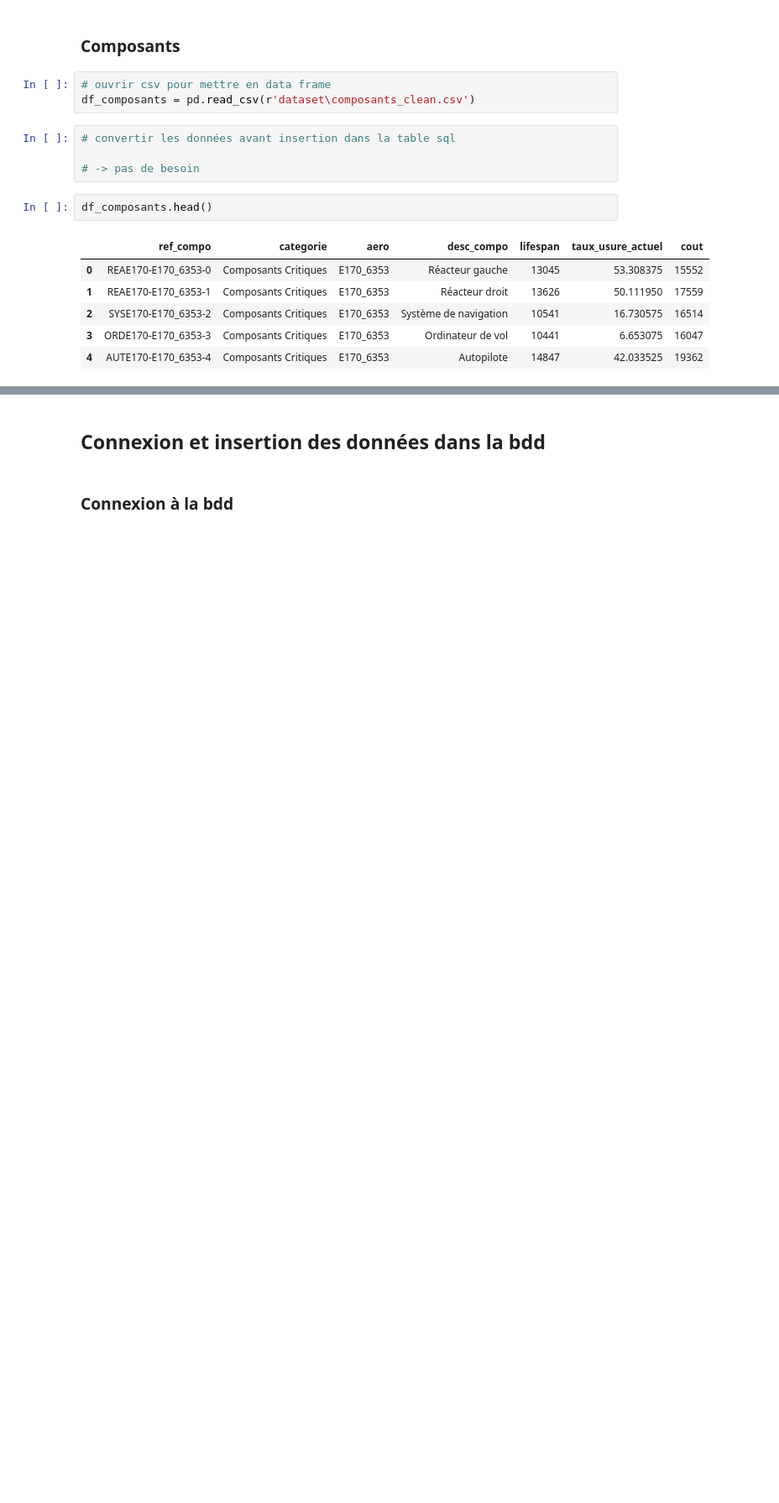
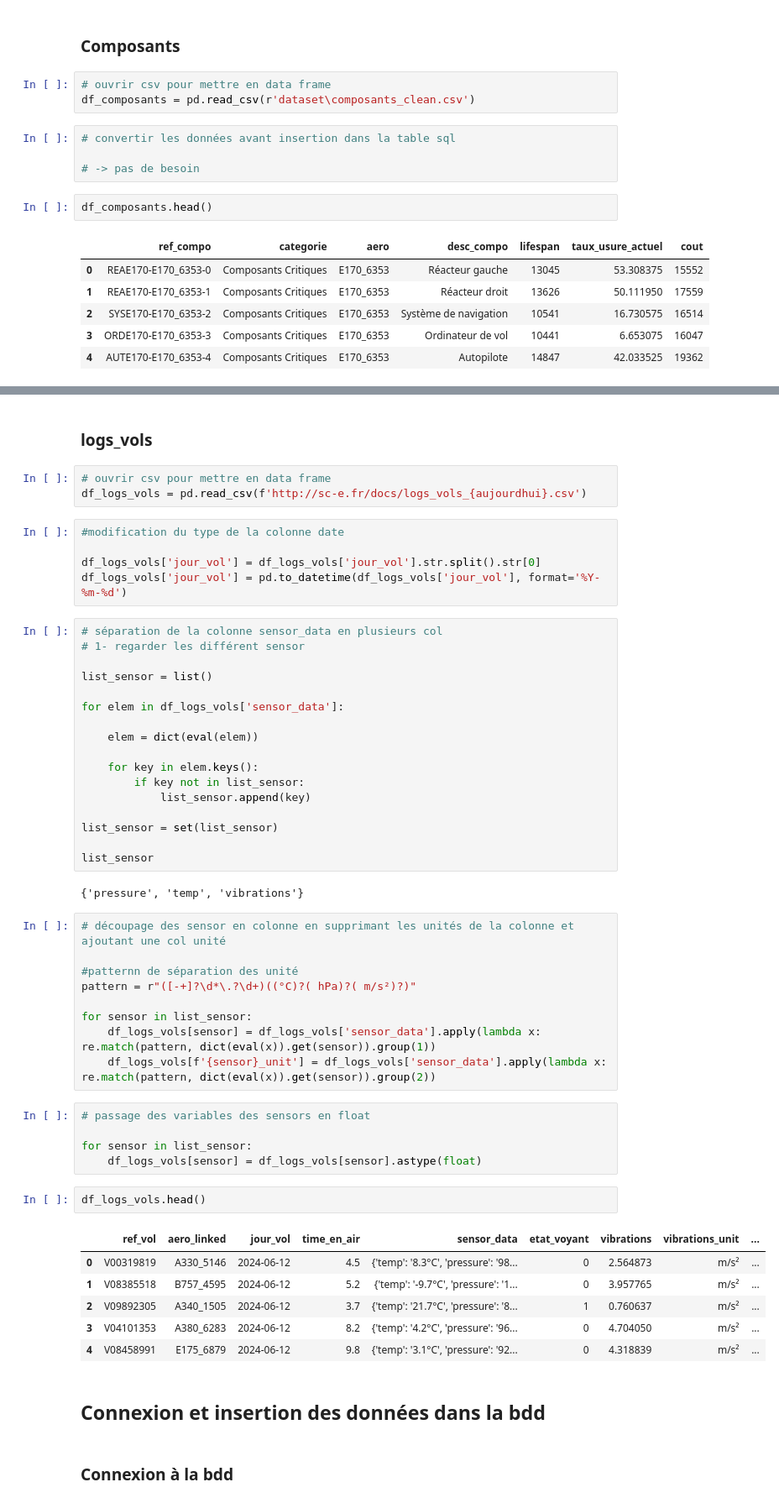
Before and after one commit to Dim2960/preventive_maintenance, a Jupyter notebook: save_db_to_sql.ipynb, the cells around one changed output, grey strips where cells are left out. Shown at 84% size. Saved outputs shown, nothing was run; the diff lists cells and outputs as text; blank space fills up the shorter version.

```diff
--- a/save_db_to_sql.ipynb
+++ b/save_db_to_sql.ipynb
@@ -54,3 +103,55 @@ df_composants.head()
+# %% [markdown]
+### logs_vols
+# %%
+# ouvrir csv pour mettre en data frame
+df_logs_vols = pd.read_csv(f'http://sc-e.fr/docs/logs_vols_{aujourdhui}.csv')
+# %%
+#modification du type de la colonne date
+
+df_logs_vols['jour_vol'] = df_logs_vols['jour_vol'].str.split().str[0]
+df_logs_vols['jour_vol'] = pd.to_datetime(df_logs_vols['jour_vol'], format='%Y-%m-%d')
+# %%
+# séparation de la colonne sensor_data en plusieurs col
+# 1- regarder les différent sensor
+
+list_sensor = list()
+
+for elem in df_logs_vols['sensor_data']:
+
+    elem = dict(eval(elem))
+
+    for key in elem.keys():
+        if key not in list_sensor:
+            list_sensor.append(key)
+
+list_sensor = set(list_sensor)
+
+list_sensor
+# %% [output]
+{'pressure', 'temp', 'vibrations'}
+# %%
+# découpage des sensor en colonne en supprimant les unités de la colonne et ajoutant une col unité
+
+#patternn de séparation des unité
+pattern = r"([-+]?\d*\.?\d+)((°C)?( hPa)?( m/s²)?)"
+
+for sensor in list_sensor:
+    df_logs_vols[sensor] = df_logs_vols['sensor_data'].apply(lambda x: re.match(pattern, dict(eval(x)).get(sensor)).group(1))
+    df_logs_vols[f'{sensor}_unit'] = df_logs_vols['sensor_data'].apply(lambda x: re.match(pattern, dict(eval(x)).get(sensor)).group(2))
+# %%
+# passage des variables des sensors en float
+
+for sensor in list_sensor:
+    df_logs_vols[sensor] = df_logs_vols[sensor].astype(float)
+# %%
+df_logs_vols.head()
+# %% [output]
+|  | ref_vol | aero_linked | jour_vol | time_en_air | sensor_data | etat_voyant | vibrations | vibrations_unit | ... |
+| 0 | V00319819 | A330_5146 | 2024-06-12 | 4.5 | {'temp': '8.3°C', 'pressure': '98... | 0 | 2.564873 | m/s² | ... |
+| 1 | V08385518 | B757_4595 | 2024-06-12 | 5.2 | {'temp': '-9.7°C', 'pressure': '1... | 0 | 3.957765 | m/s² | ... |
+| 2 | V09892305 | A340_1505 | 2024-06-12 | 3.7 | {'temp': '21.7°C', 'pressure': '8... | 1 | 0.760637 | m/s² | ... |
+| 3 | V04101353 | A380_6283 | 2024-06-12 | 8.2 | {'temp': '4.2°C', 'pressure': '96... | 0 | 4.704050 | m/s² | ... |
+| 4 | V08458991 | E175_6879 | 2024-06-12 | 9.8 | {'temp': '3.1°C', 'pressure': '92... | 0 | 4.318839 | m/s² | ... |
 # %% [markdown]
 ## Connexion et insertion des données dans la bdd
 # %% [markdown]
```
Also changed, not shown: parts of 15 cells of this notebook, 4 other files.
